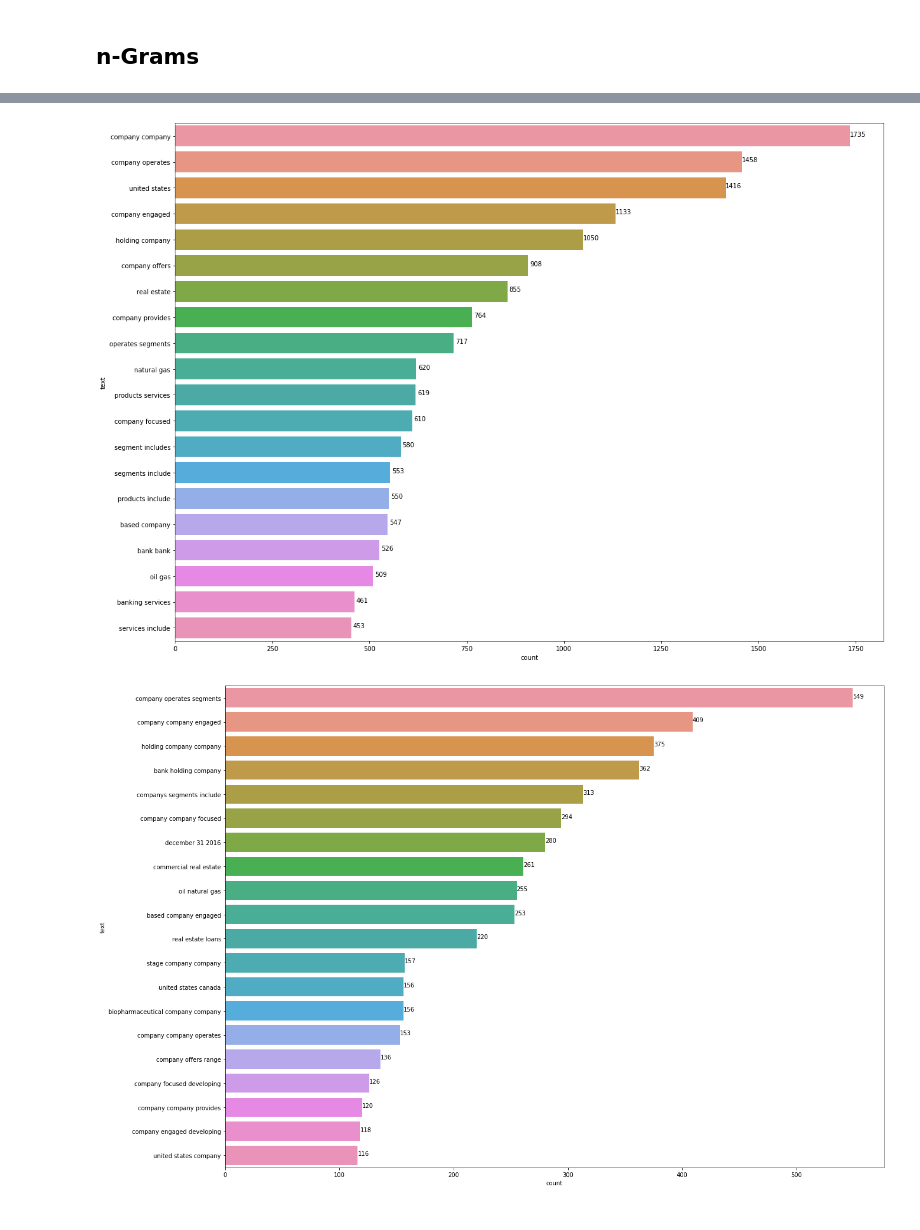
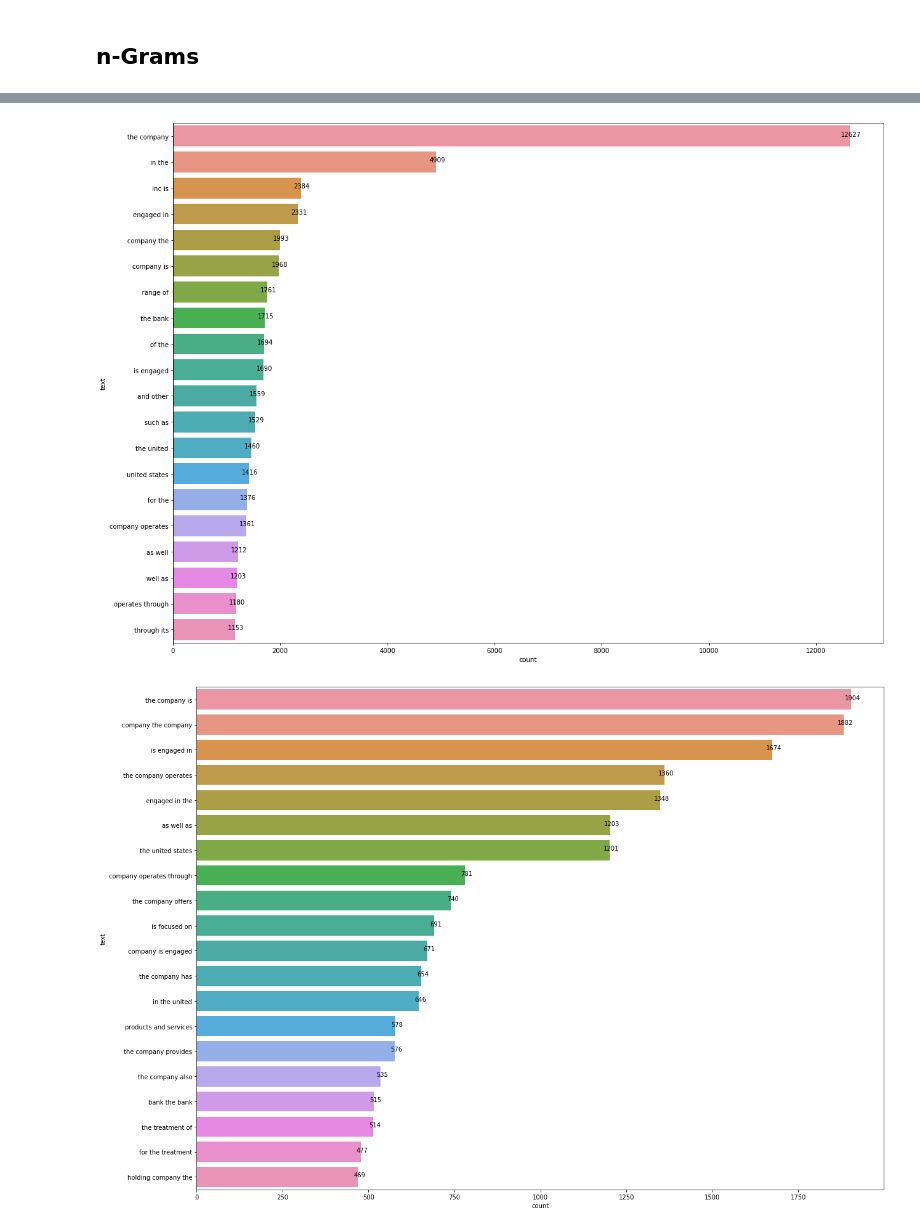
Before and after one commit to AmbiTyga/73String, a Jupyter notebook: 73String-EDA.ipynb, the cells around one changed output, grey strips where cells are left out. Saved outputs shown, nothing was run; the diff lists cells and outputs as text; code cells hidden in the pictures.

```diff
--- a/73String-EDA.ipynb
+++ b/73String-EDA.ipynb
@@ -151,9 +151,11 @@ def get_words(sentence):
   sentence = re.sub(r'(â€™s)',"'",sentence,flags = re.I)
   sentence = re.sub(r'Â',"",sentence,flags = re.I)
   sentence = re.sub(r'\%'," percent",sentence,flags = re.I)
+  sentence = re.sub(r'\#',"Number ",sentence,flags = re.I)
+
 
   sentence = re.sub(r'-'," ",sentence,flags = re.I)
-  sentence = re.sub('[,\.!?\'\:\(\)\/;]','',sentence)
+  sentence = re.sub('[,!?\'\:\(\)\/;]','',sentence)
   sentence = re.sub('\s+'," ",sentence)
   return sentence.split()
 
@@ -199,11 +201,14 @@ def check_coverage(vocab, embeddings_index):
   unknown_words = pd.DataFrame(unknown_words,columns=['Word','Count'])
   return unknown_words
 
-def ngrams_top(corpus,ngram_range,n=None):
+def ngrams_top(corpus,ngram_range,n=None,sw = False):
     """
     List the top n words in a vocabulary according to occurrence in a text corpus.
     """
-    vec = CountVectorizer(stop_words = 'english',ngram_range=ngram_range).fit(corpus)
+    if sw:
+      vec = CountVectorizer(stop_words = 'english',ngram_range=ngram_range).fit(corpus)
+    else:
+      vec = CountVectorizer(ngram_range=ngram_range).fit(corpus)
     bag_of_words = vec.transform(corpus)
     sum_words = bag_of_words.sum(axis=0)
     words_freq = [(word, sum_words[0, idx]) for word, idx in vec.vocabulary_.items()]
@@ -245,3 +250,16 @@ oov_glove.head(70)
 | 69 | Copler | 6 |
 # %% [markdown]
 ## n-Grams
+# %%
+# Unigrams
+ngram2=ngrams_top(train['Business Description'],ngram_range=(1,1),sw=True).head(20)
+plt.figure(figsize=(20,15))
+ax = sns.barplot(x = ngram2['count'],
+                 y = ngram2['text'])
+for p in ax.patches:
+    ax.annotate(format(p.get_width(), '.0f'),
+                   (p.get_x()+p.get_width()+20, p.get_y()+0.55),
+                   ha = 'center', va = 'center',
+                   xytext = (0,9),
+                   textcoords = 'offset points')
+plt.show()
@@ -248,18 +268,18 @@ oov_glove.head(70)
 # %%
 # Bigrams
-# ngram2=ngrams_top(train['Business Description'],ngram_range=(2,2)).head(20)
+ngram2=ngrams_top(train['Business Description'],ngram_range=(2,2)).head(20)
 plt.figure(figsize=(20,15))
 ax = sns.barplot(x = ngram2['count'],
                  y = ngram2['text'])
 for p in ax.patches:
     ax.annotate(format(p.get_width(), '.0f'),
                    (p.get_x()+p.get_width()+20, p.get_y()+0.55),
                    ha = 'center', va = 'center',
                    xytext = (0,9),
                    textcoords = 'offset points')
 plt.show()
 # %% [output]
-[figure, old version]
+[figure, new version]
 # %%
 # Trigrams
 ngram3=ngrams_top(train['Business Description'],ngram_range=(3,3)).head(20)
@@ -274,7 +294,7 @@ for p in ax.patches:
                    textcoords = 'offset points')
 plt.show()
 # %% [output]
-[figure, old version]
+[figure, new version]
 # %%
 # 4-grams
 ngram4=ngrams_top(train['Business Description'],ngram_range=(4,4)).head(20)
```
Also changed, not shown: parts of 11 cells of this notebook.
